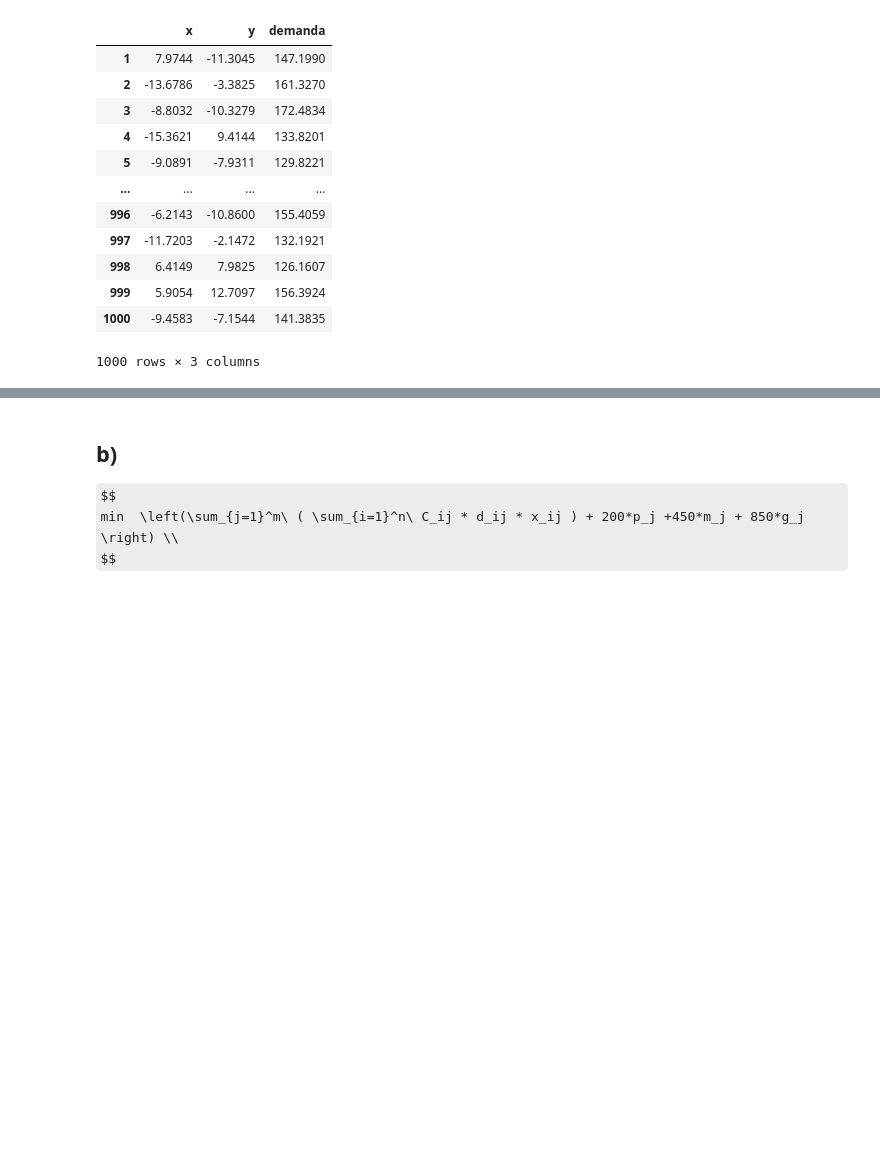
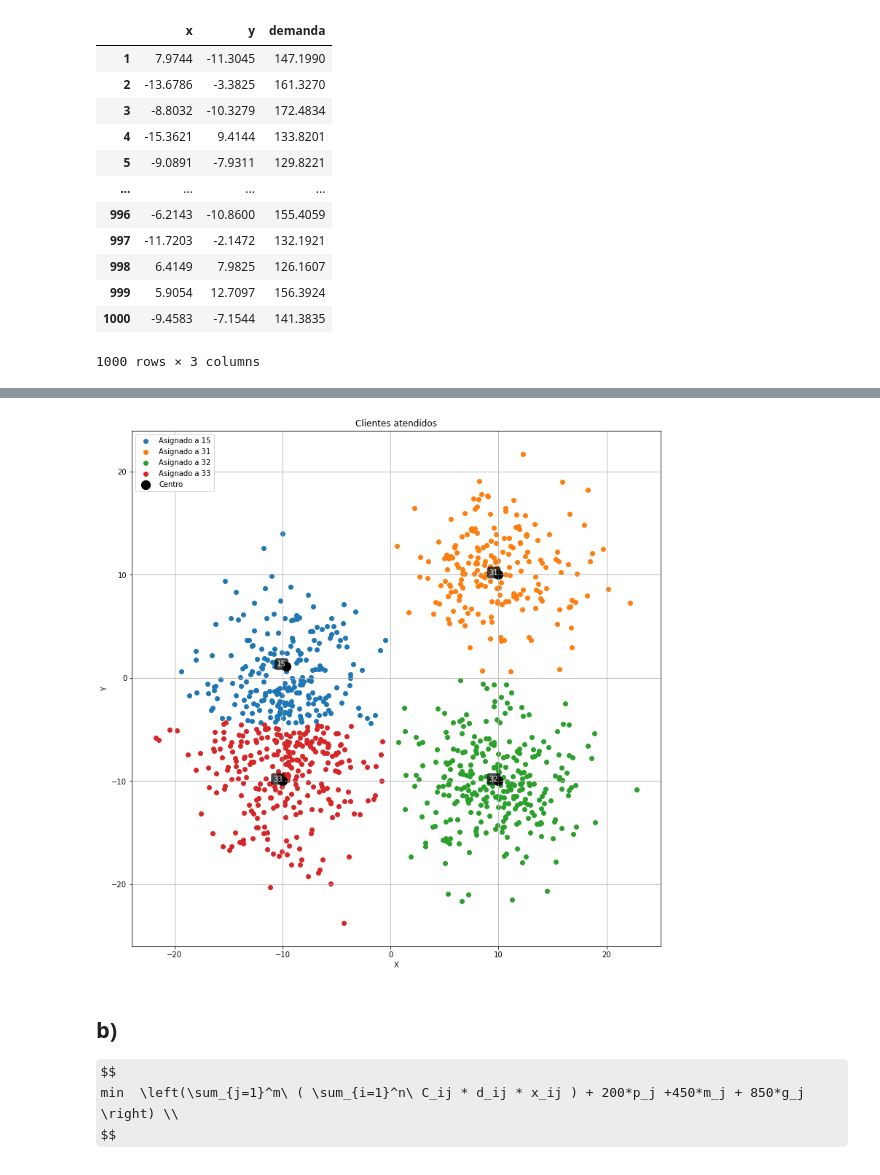
Before and after one commit to Mario-Rivera-A/Tarea1_GOA, a Jupyter notebook: tarea1.ipynb, the cells around one changed output, grey strips where cells are left out. Cells and saved outputs as stored; diff of their text form; code cells hidden in the pictures; some formulas as TeX source; blank space fills up the shorter version.

```diff
--- a/tarea1.ipynb
+++ b/tarea1.ipynb
@@ -506,12 +503,12 @@ x_ij = problema2.addVars(indices, vtype= GRB.CONTINUOUS, name = "x_ij")
 y_j = problema2.addVars(conjunto_M, vtype= GRB.BINARY, name = "y_j")
 
 #Función objetivo
-problema2.setObjective(quicksum(matriz_c[i-1, j-1]*matriz_d[0,i-1]*x_ij[i,j] for (i,j) in indices), GRB.MINIMIZE) #+ quicksum(matriz_f[0, j-1]*y_j[j] for j in conjunto_M), GRB.MINIMIZE)  #PREGUNTAR SI SE MINIMIZAN TODOS LOS COSTOS O SOLO DE TRANSPORTE
+problema2.setObjective(quicksum(matriz_c[i-1, j-1]*matriz_d[0,i-1]*x_ij[i,j] for (i,j) in indices), GRB.MINIMIZE) #+ quicksum(850*y_j[j] for j in conjunto_M), GRB.MINIMIZE)  #PREGUNTAR SI SE MINIMIZAN TODOS LOS COSTOS O SOLO DE TRANSPORTE
 
 #Restricciones
 problema2.addConstrs(quicksum(x_ij[i,j] for j in conjunto_M) == 1 for i in conjunto_N) #un centro para cada cliente  #PREGUNTAR SI UN CLIENTE TIENE 1 INSTALACIÓN O SI ES POR PORCENTAJE
 problema2.addConstrs(x_ij[i,j] <= y_j[j] for (i,j) in indices)  #si no se hace el centro no se asigna cliente (creo que es redundante)
-problema2.addConstrs(quicksum(matriz_d[0,i-1]*x_ij[i,j] for i in conjunto_N) <= matriz_cap[0, j-1]*y_j[j] for j in conjunto_M)  #suma de demandas menor a la capacidad del centro j
+problema2.addConstrs(quicksum(matriz_d[0,i-1]*x_ij[i,j] for i in conjunto_N) <= 50000*y_j[j] for j in conjunto_M)  #suma de demandas menor a la capacidad del centro j
 problema2.addConstr(quicksum(y_j[j] for j in conjunto_M) == 4)  #se deben hacer 4 centros
 problema2.addConstrs(x_ij[i,j]<=1 for (i,j) in indices)
 
@@ -626,3 +577,45 @@ plt.show()
+# %%
+subsets = {}
+
+indices_centros = [i - 1 for i in centros_j]
+sub_centros = data_centros.iloc[indices_centros]
+
+for idx, j in enumerate(centros_j):
+    indices = [i - 1 for i in clientes_por_centro[j]] #para tener sus índices en el dataframe
+
+    subset = data_clientes.iloc[indices] #subset con coordenadas para graficar
+
+    subsets[f'sub{idx}'] = subset #guardamos en diccionario para acceder más fácilmente
+
+
+
+plt.figure(figsize=(13, 13))
+
+for idx in range(len(centros_j)):
+    subset = subsets[f'sub{idx}']
+
+    plt.scatter(subset['x'], subset['y'], label=f'Asignado a {centros_j[idx]}')
+
+
+
+plt.scatter(sub_centros['x'], sub_centros['y'], color='black', s=150, label=f'Centro')
+
+for idx in sub_centros.index:
+    plt.text(sub_centros.loc[idx, 'x'], sub_centros.loc[idx, 'y'], f'{idx}',
+            fontsize=10, ha='right', color='white',
+            bbox=dict(facecolor='black', alpha=0.7, edgecolor='none', boxstyle='round,pad=0.3'))
+
+
+plt.title(f'Clientes atendidos')
+plt.xlabel('X')
+plt.ylabel('Y')
+plt.legend()
+plt.grid(True)
+
+
+plt.show()
+# %% [output]
+[figure, added]
 # %% [markdown]
 ## b)
 
```
Also changed, not shown: parts of 25 cells of this notebook.
